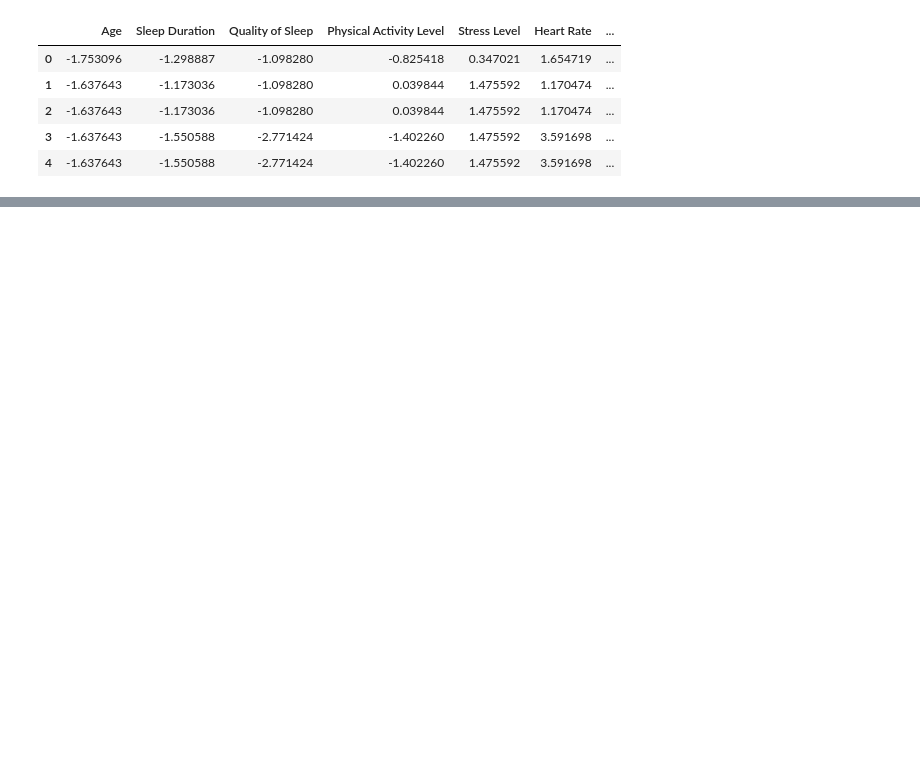
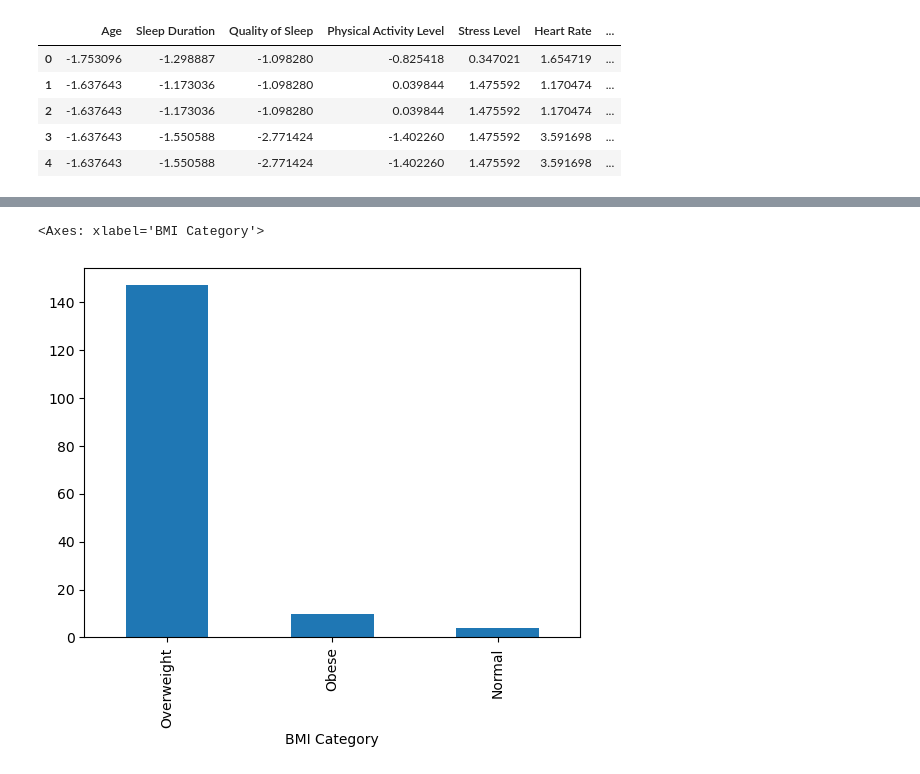
Before and after one commit to rpearce1/sleep-disorder-ml, a Jupyter notebook: unsupervised_learning.ipynb, the cells around one changed output, grey strips where cells are left out. Cells and saved outputs as stored; diff of their text form; code cells hidden in the pictures; blank space fills up the shorter version.

```diff
--- a/unsupervised_learning.ipynb
+++ b/unsupervised_learning.ipynb
@@ -120,0 +132,5 @@ scaled_df_predictions.loc[disorder == 'None','cluster'].plot.hist()
+# %%
+sleep_df[k != 0]['BMI Category'].value_counts().plot.bar()
+# %% [output]
+<Axes: xlabel='BMI Category'>
+[figure, added]
```
Also changed, not shown: parts of 7 cells of this notebook.
